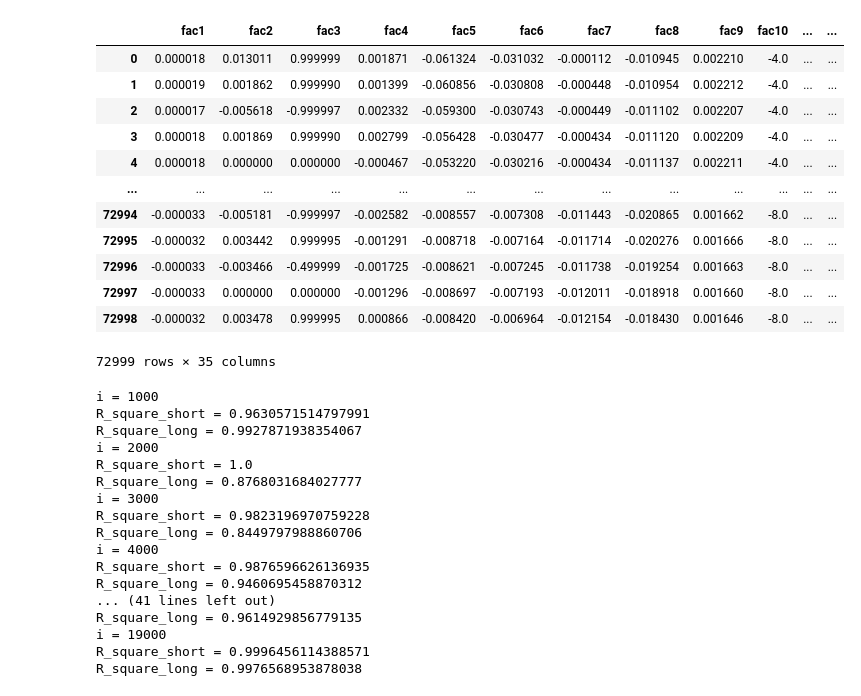
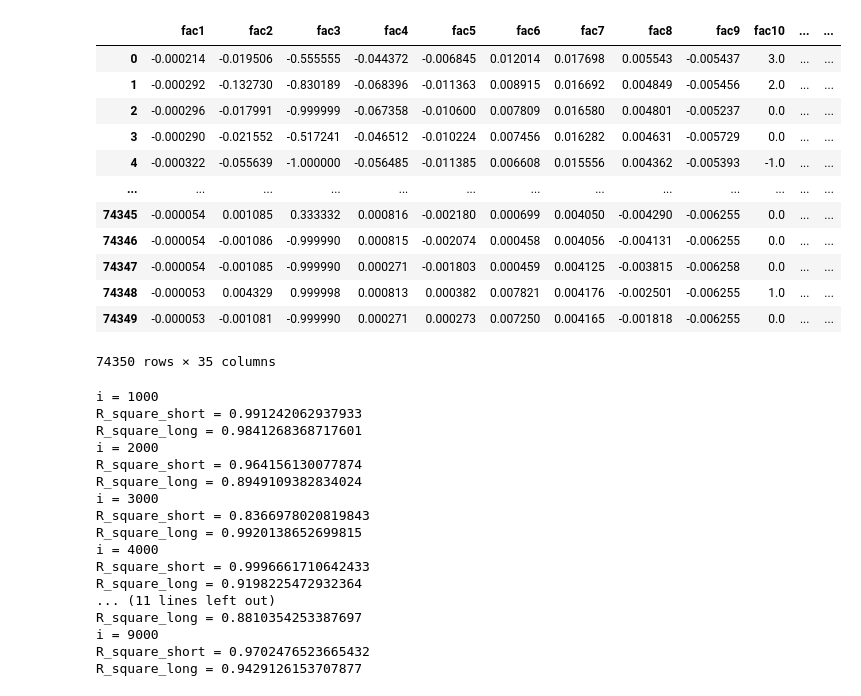
Before and after one commit to Zhou-spec/Futures-Trading, a Jupyter notebook: RF_factor_model.ipynb, the cells around one changed output. Saved outputs shown, nothing was run; the diff lists cells and outputs as text; code cells hidden in the pictures.

```diff
--- a/RF_factor_model.ipynb
+++ b/RF_factor_model.ipynb
@@ -2,47 +2,47 @@
 import pandas as pd
 import numpy as np
 
-df = pd.read_csv('/home/fangzhou/data/level2_i_20221202.csv')
+df = pd.read_csv('level2_i_20221201.csv')
 df.head()
 
 long = 200
 short = 100
 
 
 a = df['midp'].diff(long) / df['midp'].shift(long)
 a = a.dropna()
 a.reset_index(drop = True, inplace = True)
 df['long return'] = a
 
 b = df['midp'].diff(short) / df['midp'].shift(short)
 b = b.dropna()
 b.reset_index(drop = True, inplace = True)
 df['short return'] = b
 
 # only keep the factors
 col_reserved = ['fac{}'.format(i) for i in range(1, 34)]
 col_reserved.append('long return')
 col_reserved.append('short return')
 
 new_df = df[col_reserved]
 linear_df = new_df[1200:-1200]
 #linear_df.fillna(0, inplace = True)
 linear_df.reset_index(drop = True, inplace = True)
 linear_df
 # %% [output]
 |  | fac1 | fac2 | fac3 | fac4 | fac5 | fac6 | fac7 | fac8 | fac9 | fac10 | ... | ... |
-| 0 | 0.000018 | 0.013011 | 0.999999 | 0.001871 | -0.061324 | -0.031032 | -0.000112 | -0.010945 | 0.002210 | -4.0 | ... | ... |
-| 1 | 0.000019 | 0.001862 | 0.999990 | 0.001399 | -0.060856 | -0.030808 | -0.000448 | -0.010954 | 0.002212 | -4.0 | ... | ... |
-| 2 | 0.000017 | -0.005618 | -0.999997 | 0.002332 | -0.059300 | -0.030743 | -0.000449 | -0.011102 | 0.002207 | -4.0 | ... | ... |
-| 3 | 0.000018 | 0.001869 | 0.999990 | 0.002799 | -0.056428 | -0.030477 | -0.000434 | -0.011120 | 0.002209 | -4.0 | ... | ... |
-| 4 | 0.000018 | 0.000000 | 0.000000 | -0.000467 | -0.053220 | -0.030216 | -0.000434 | -0.011137 | 0.002211 | -4.0 | ... | ... |
+| 0 | -0.000214 | -0.019506 | -0.555555 | -0.044372 | -0.006845 | 0.012014 | 0.017698 | 0.005543 | -0.005437 | 3.0 | ... | ... |
+| 1 | -0.000292 | -0.132730 | -0.830189 | -0.068396 | -0.011363 | 0.008915 | 0.016692 | 0.004849 | -0.005456 | 2.0 | ... | ... |
+| 2 | -0.000296 | -0.017991 | -0.999999 | -0.067358 | -0.010600 | 0.007809 | 0.016580 | 0.004801 | -0.005237 | 0.0 | ... | ... |
+| 3 | -0.000290 | -0.021552 | -0.517241 | -0.046512 | -0.010224 | 0.007456 | 0.016282 | 0.004631 | -0.005729 | 0.0 | ... | ... |
+| 4 | -0.000322 | -0.055639 | -1.000000 | -0.056485 | -0.011385 | 0.006608 | 0.015556 | 0.004362 | -0.005393 | -1.0 | ... | ... |
 | ... | ... | ... | ... | ... | ... | ... | ... | ... | ... | ... | ... | ... |
-| 72994 | -0.000033 | -0.005181 | -0.999997 | -0.002582 | -0.008557 | -0.007308 | -0.011443 | -0.020865 | 0.001662 | -8.0 | ... | ... |
-| 72995 | -0.000032 | 0.003442 | 0.999995 | -0.001291 | -0.008718 | -0.007164 | -0.011714 | -0.020276 | 0.001666 | -8.0 | ... | ... |
-| 72996 | -0.000033 | -0.003466 | -0.499999 | -0.001725 | -0.008621 | -0.007245 | -0.011738 | -0.019254 | 0.001663 | -8.0 | ... | ... |
-| 72997 | -0.000033 | 0.000000 | 0.000000 | -0.001296 | -0.008697 | -0.007193 | -0.012011 | -0.018918 | 0.001660 | -8.0 | ... | ... |
-| 72998 | -0.000032 | 0.003478 | 0.999995 | 0.000866 | -0.008420 | -0.006964 | -0.012154 | -0.018430 | 0.001646 | -8.0 | ... | ... |
+| 74345 | -0.000054 | 0.001085 | 0.333332 | 0.000816 | -0.002180 | 0.000699 | 0.004050 | -0.004290 | -0.006255 | 0.0 | ... | ... |
+| 74346 | -0.000054 | -0.001086 | -0.999990 | 0.000815 | -0.002074 | 0.000458 | 0.004056 | -0.004131 | -0.006255 | 0.0 | ... | ... |
+| 74347 | -0.000054 | -0.001085 | -0.999990 | 0.000271 | -0.001803 | 0.000459 | 0.004125 | -0.003815 | -0.006258 | 0.0 | ... | ... |
+| 74348 | -0.000053 | 0.004329 | 0.999998 | 0.000813 | 0.000382 | 0.007821 | 0.004176 | -0.002501 | -0.006255 | 1.0 | ... | ... |
+| 74349 | -0.000053 | -0.001081 | -0.999990 | 0.000271 | 0.000273 | 0.007250 | 0.004165 | -0.001818 | -0.006255 | 0.0 | ... | ... |
-72999 rows × 35 columns
+74350 rows × 35 columns
 # %%
 from sklearn.linear_model import LinearRegression
 from sklearn.model_selection import train_test_split
@@ -50,7 +50,7 @@ from sklearn.ensemble import RandomForestRegressor
 from sklearn.ensemble import GradientBoostingRegressor
 from sklearn.metrics import r2_score
 
-window_size = 200
+window_size = 500
 
 predict_long = []
 predict_short = []
@@ -59,12 +59,12 @@ R_square_long = []
 R_square_short = []
 
 #limit = len(linear_df)
-limit = 20000
+limit = 10000
 
 for i in range(window_size, limit):
-    train_X = linear_df.iloc[i - window_size : i, :-2]
-    train_y_long = linear_df.iloc[i - window_size : i, -2]
-    train_y_short = linear_df.iloc[i - window_size : i, -1]
+    train_X = linear_df.iloc[i - window_size : i - 200, :-2]
+    train_y_long = linear_df.iloc[i - window_size : i - 200, -2]
+    train_y_short = linear_df.iloc[i - window_size : i - 200, -1]
 
     train_X_long, validate_X_long, train_y_long, validate_y_long = train_test_split(train_X, train_y_long, test_size = 0.1, random_state = 11)
     train_X_short, validate_X_short, train_y_short, validate_y_short = train_test_split(train_X, train_y_short, test_size = 0.1, random_state = 11)
@@ -91,22 +91,22 @@ for i in range(window_size, limit):
         print('R_square_long = {}'.format(model_long.score(validate_X_long, validate_y_long)))
 # %% [output]
 i = 1000
-R_square_short = 0.9630571514797991
-R_square_long = 0.9927871938354067
+R_square_short = 0.991242062937933
+R_square_long = 0.9841268368717601
 i = 2000
-R_square_short = 1.0
-R_square_long = 0.8768031684027777
+R_square_short = 0.964156130077874
+R_square_long = 0.8949109382834024
 i = 3000
-R_square_short = 0.9823196970759228
-R_square_long = 0.8449797988860706
+R_square_short = 0.8366978020819843
+R_square_long = 0.9920138652699815
 i = 4000
-R_square_short = 0.9876596626136935
-R_square_long = 0.9460695458870312
-... (41 lines left out)
-R_square_long = 0.9614929856779135
-i = 19000
-R_square_short = 0.9996456114388571
-R_square_long = 0.9976568953878038
+R_square_short = 0.9996661710642433
+R_square_long = 0.9198225472932364
+... (11 lines left out)
+R_square_long = 0.8810354253387697
+i = 9000
+R_square_short = 0.9702476523665432
+R_square_long = 0.9429126153707877
 # %%
 predict_short = np.array(predict_short).reshape(-1)
 predict_long = np.array(predict_long).reshape(-1)
```
Also changed, not shown: parts of 5 cells of this notebook, 7 other files.
